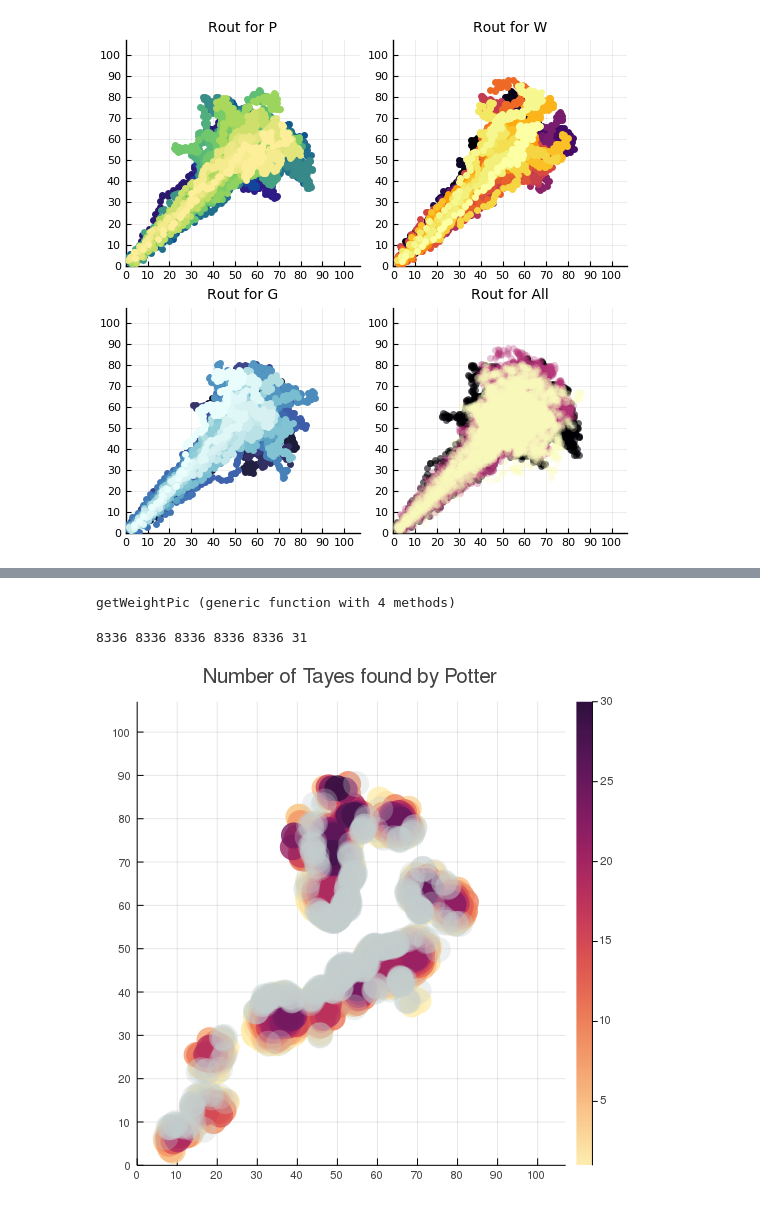
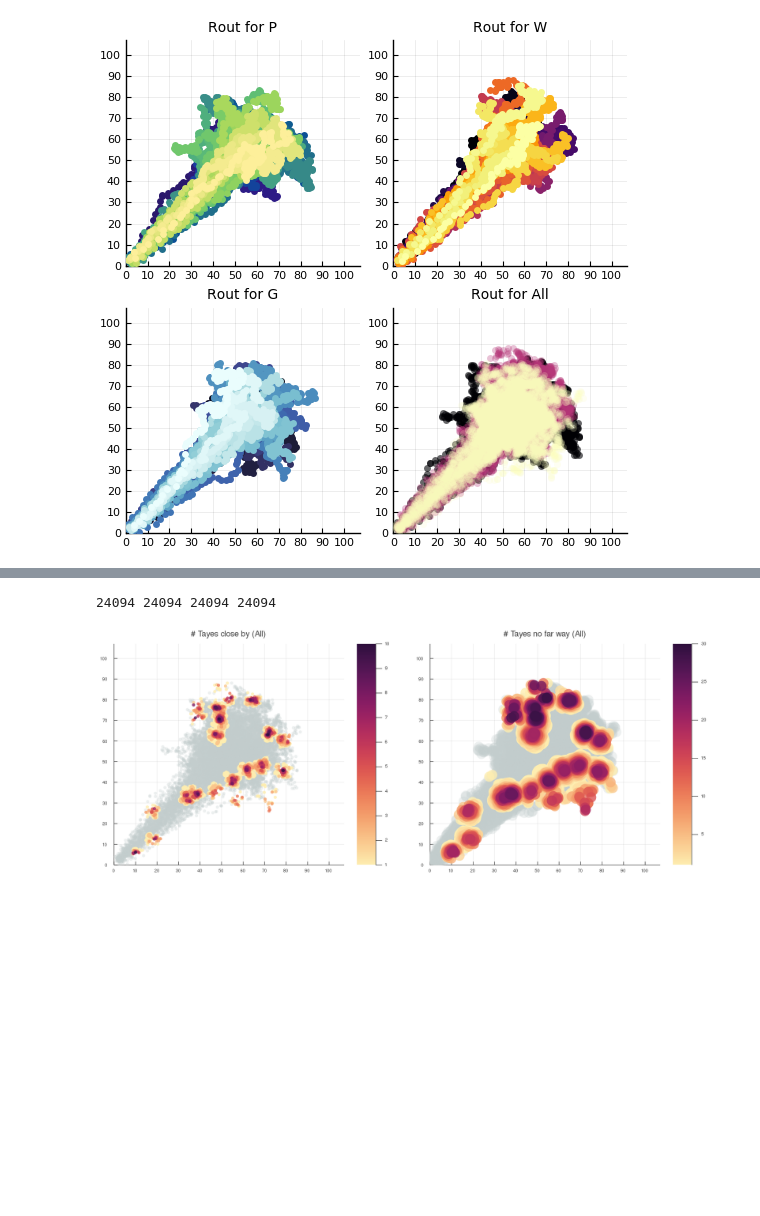
Before and after one commit to Lesliexpy/VE414_Project, a Jupyter notebook: julia pic.ipynb, the cells around one changed output, grey strips where cells are left out. Saved outputs shown, nothing was run; the diff lists cells and outputs as text; code cells hidden in the pictures; blank space fills up the shorter version.

Commit message:
新建全部数据绘图
将*所有*的函数打包到`MyPlot.jl`, 方便引用

```diff
--- a/julia pic.ipynb
+++ b/julia pic.ipynb
@@ -92,50 +53,0 @@ get_weight (generic function with 1 method)
-# %%
-function getWeightPic(X,Y,Weight, color = :inferno, markersize = 1,size_x = 5)
-    ## color is a list of color, you should change the color and data
-    ## you can find colors at: http://docs.juliaplots.org/latest/colors/#misc
-    markersize = markersize*size_x
-    kk = Int(maximum(Weight))
-    P_W = get_weight(X,Y,Weight)
-    colors = RGBA[cgrad(color)[z] for z=range(0,stop=1,length=kk)]
-    pic = scatter()
-    # First, plot the heat graph
-    for i = 2:kk
-        color_s = colors[i]
-        pic = scatter!(P_W[i][1], P_W[i][2], markersize = markersize, markerstrokewidth = 0,
-            markercolor = color_s, size=(107*size_x,107*size_x), leg=true, xlims = (0,107), xticks = 0:10:107,
-            ylims = (0,107), yticks = 0:10:107,label=i-1,zcolor = i-1,m=(color, 0.8))
-    end
-    # second, plot the non-apple graph
-    i = 1
-    color_s = :azure3
-    pic = scatter!(P_W[i][1], P_W[i][2], markersize = markersize, markerstrokewidth = 0,
-            markercolor = color_s, size=(107*size_x,107*size_x), leg=false, xlims = (0,107), xticks = 0:10:107,
-            ylims = (0,107), yticks = 0:10:107,label=i-1,α=0.3)
-    return pic
-end
-# %% [output]
-getWeightPic (generic function with 4 methods)
-# %%
-for i = 1:5
-    print(length(W[i])," ")
-end
-print( Int(maximum(W[5])))
-# %% [output]
-8336 8336 8336 8336 8336 31
-# %%
-using Plots
-# pyplot();
-gr()
-# plotlyjs()
-# X = G[1]
-# Y = G[2]
-# Weight = G[5]
-
-X = W[1]
-Y = W[2]
-Weight = W[5]
-
-pw = getWeightPic(X,Y,Weight,:matter,3,5);
-plot(pw, title = "Number of Tayes found by Potter",fmt = :png)
-# %% [output]
-[figure, removed]
@@ -149,0 +54,17 @@ plot(pw, title = "Number of Tayes found by Potter",fmt = :png)
+# %%
+X = vcat(vcat(P[1],W[1]),G[1]);
+Y = vcat(vcat(P[2],W[2]),G[2]);
+Weight_close = vcat(vcat(P[4],W[4]),G[4]);
+Weight_far = vcat(vcat(P[5],W[5]),G[5]);
+print(length(X)," ", length(Y)," ", length(Weight_close)," ",length(Weight_far))
+# %% [output]
+24094 24094 24094 24094
+# %%
+using Plots
+# pyplot();
+gr();
+pw_close = MyPlot.getWeightPic(X,Y,Weight_close,:matter,1,5,"# Tayes close by (All)",true);
+pw_far = MyPlot.getWeightPic(X,Y,Weight_far,:matter,3,5,"# Tayes no far way (All)",true);
+plot(pw_close, pw_far,layout=(1,2), size=(107*15,107*6), fmt = :png)
+# %% [output]
+[figure, added]
```
Also changed, not shown: parts of 11 cells of this notebook, 6 other files.
